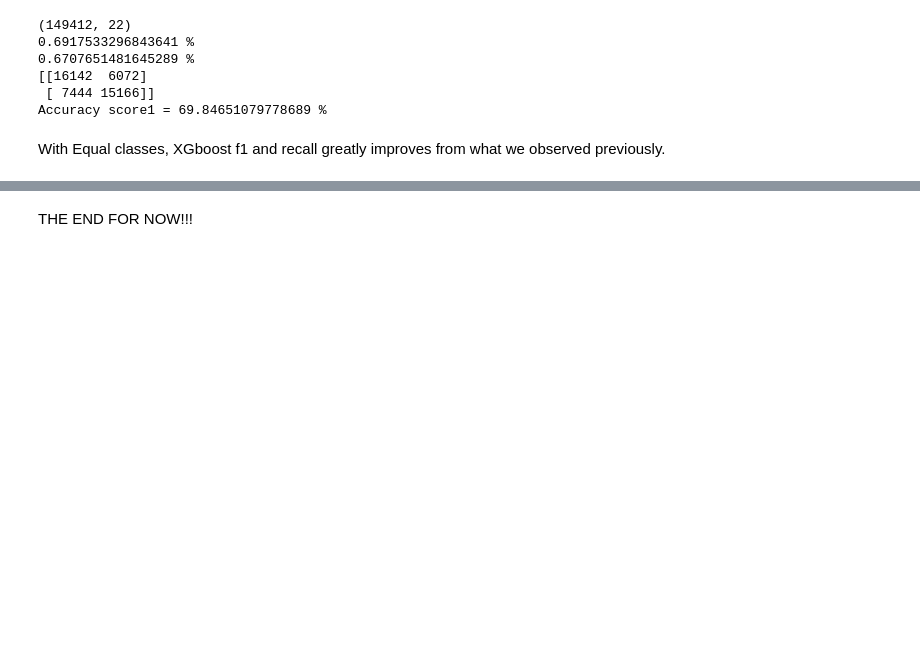
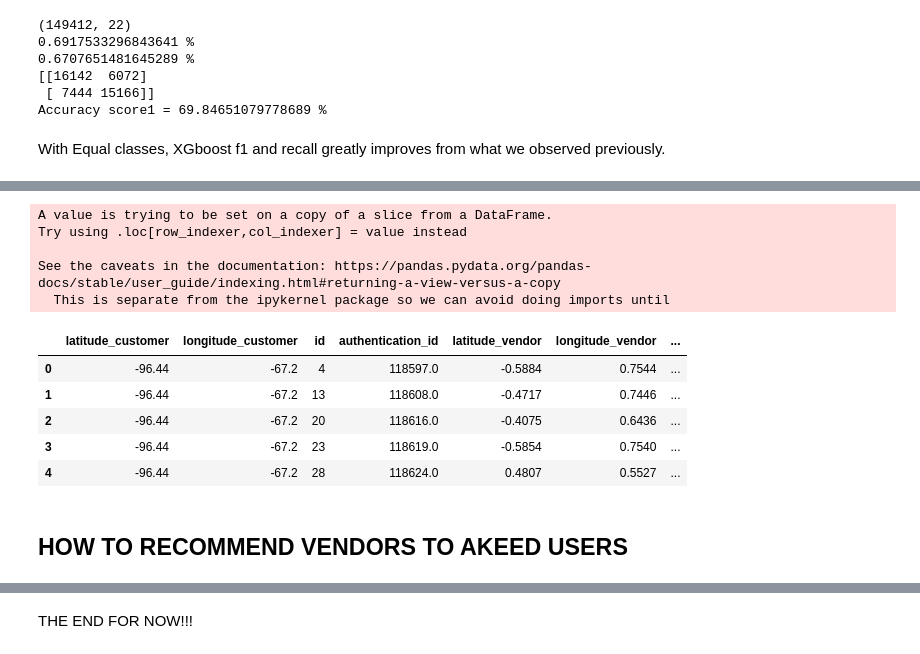
Before and after one commit to Askoye/Restaurant-Recommender-System, a Jupyter notebook: Implementing_the_solution_with_Random_Forest_and_Challenging_the_Solution_with_XGBoost.ipynb, the cells around one changed output, grey strips where cells are left out. Drawn from its saved outputs; the diff is of its cells as text; code cells hidden in the pictures; blank space fills up the shorter version.

```diff
--- a/Implementing_the_solution_with_Random_Forest_and_Challenging_the_Solution_with_XGBoost.ipynb
+++ b/Implementing_the_solution_with_Random_Forest_and_Challenging_the_Solution_with_XGBoost.ipynb
@@ -787,0 +919,6 @@ Recall increased slightly here.
+# %%
+# secting test columns including CID X LOC_NUM X VENDOR column
+
+test_predictions = test[['latitude_customer', 'longitude_customer', 'id', 'authentication_id',
+       'latitude_vendor', 'longitude_vendor', 'CID X LOC_NUM X VENDOR',
+        'haversine_dist']]
@@ -787,0 +937,5 @@ Recall increased slightly here.
+# %%
+# deleting missing values
+test_predictions = test_predictions.dropna()
+print(test_predictions.shape)
+print(test_predictions.isnull().sum())
@@ -787,0 +953,19 @@ Recall increased slightly here.
+# %%
+# adding predictions to test_predictions df
+
+test_predictions['predictions'] = new_predictions
+test_predictions.head()
+# %% [output]
+A value is trying to be set on a copy of a slice from a DataFrame.
+Try using .loc[row_indexer,col_indexer] = value instead
+
+See the caveats in the documentation: https://pandas.pydata.org/pandas-docs/stable/user_guide/indexing.html#returning-a-view-versus-a-copy
+  This is separate from the ipykernel package so we can avoid doing imports until
+|  | latitude_customer | longitude_customer | id | authentication_id | latitude_vendor | longitude_vendor | ... |
+| 0 | -96.44 | -67.2 | 4 | 118597.0 | -0.5884 | 0.7544 | ... |
+| 1 | -96.44 | -67.2 | 13 | 118608.0 | -0.4717 | 0.7446 | ... |
+| 2 | -96.44 | -67.2 | 20 | 118616.0 | -0.4075 | 0.6436 | ... |
+| 3 | -96.44 | -67.2 | 23 | 118619.0 | -0.5854 | 0.7540 | ... |
+| 4 | -96.44 | -67.2 | 28 | 118624.0 | 0.4807 | 0.5527 | ... |
+# %% [markdown]
+## HOW TO RECOMMEND VENDORS TO AKEED USERS
```
Also changed, not shown: parts of 71 cells of this notebook.
